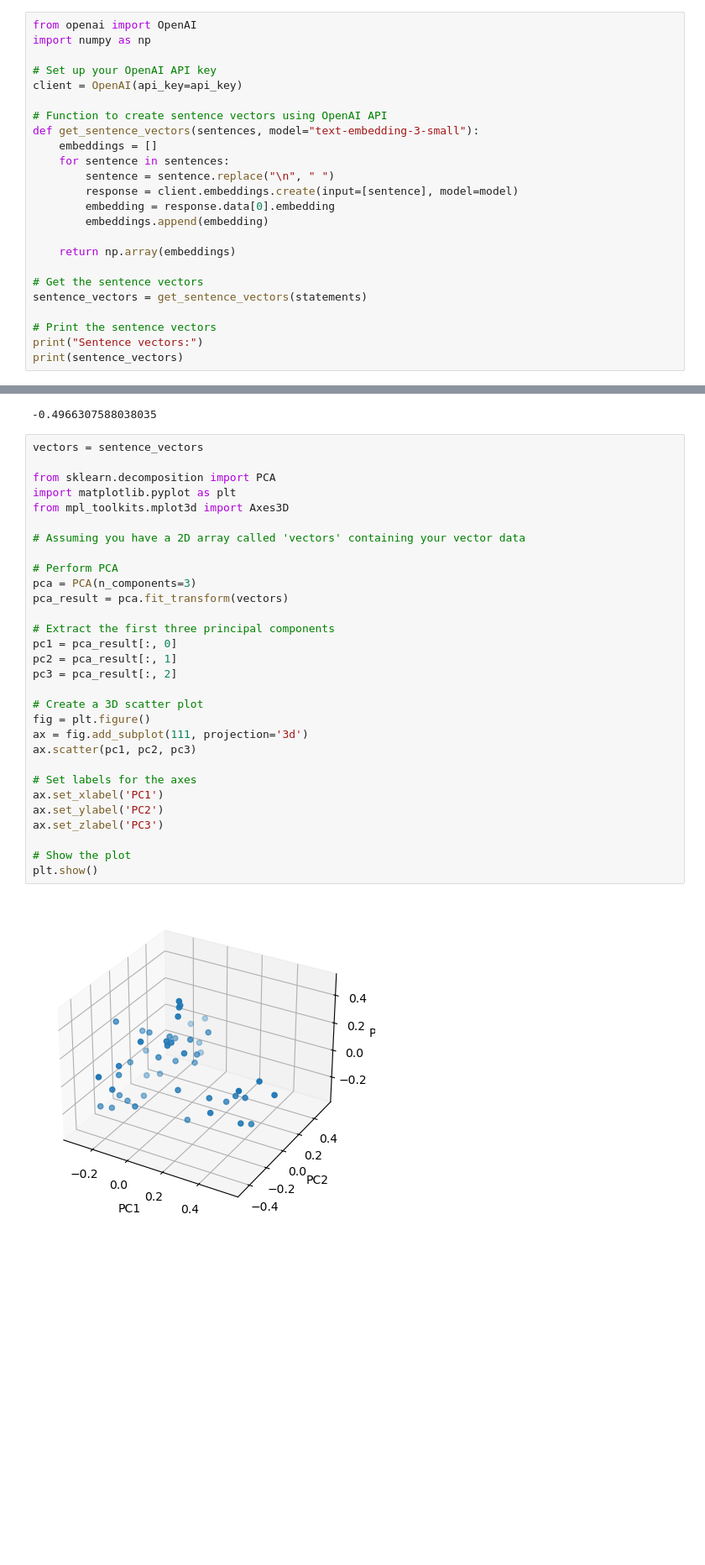
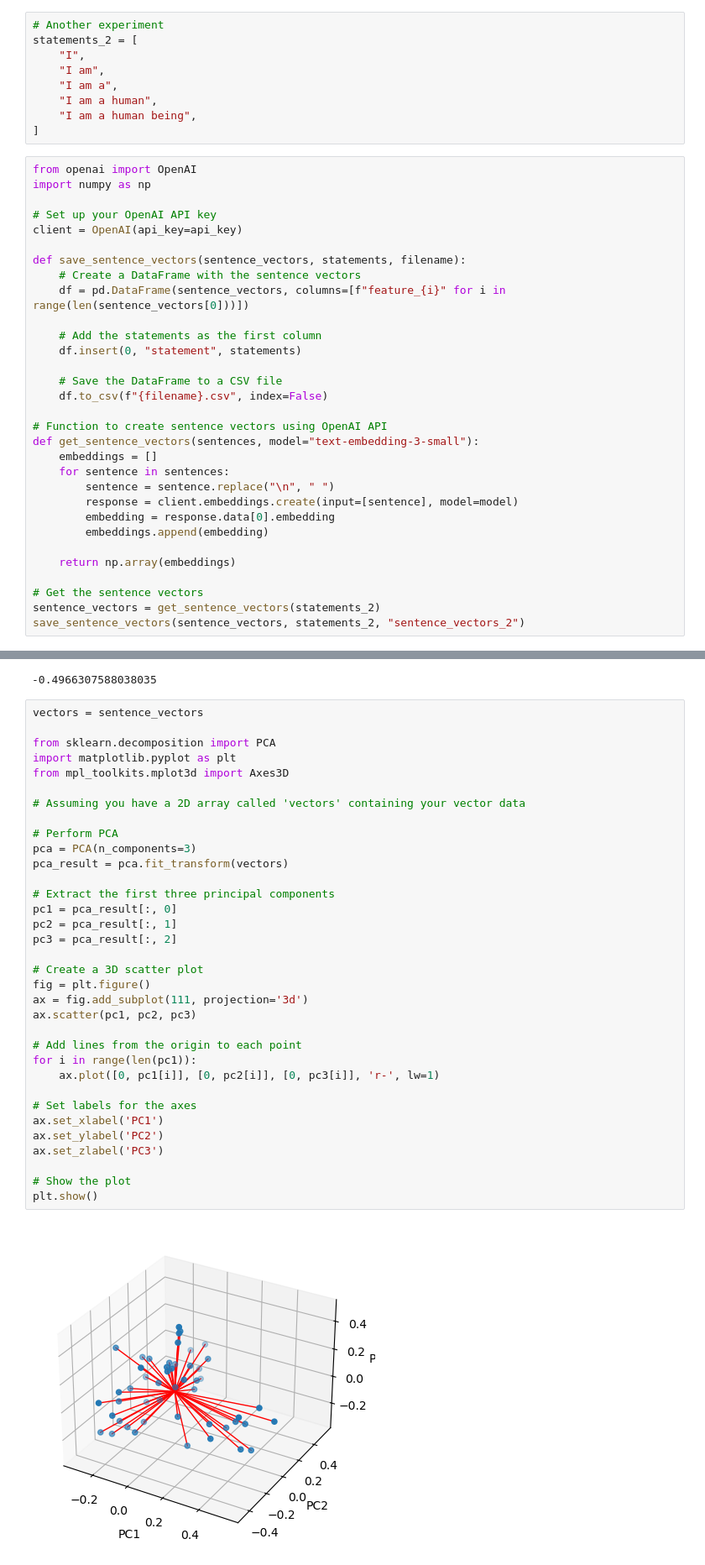
Before and after one commit to JoeHelbing/nethack, a Jupyter notebook: weird_test.ipynb, the cells around one changed output, grey strips where cells are left out. Shown: that part at 84% size. Drawn from its saved outputs; the diff is of its cells as text; blank space fills up the shorter version.

```diff
--- a/weird_test.ipynb
+++ b/weird_test.ipynb
@@ -60,12 +61,31 @@ statements = [
 "The Phaistos Disc remains one of the most famous mysteries of archaeology, with scholars still debating its purpose and meaning. Platypuses have a venomous spur on their hind legs that can cause severe pain to humans.",
 "The Shroud of Turin has been venerated by many Catholics as a holy relic, despite the lack of conclusive evidence for its authenticity. Giraffes have a unique circulatory system that helps prevent blood from rushing to their heads when they bend down to drink."
 ]
+# %%
+# Another experiment
+statements_2 = [
+    "I",
+    "I am",
+    "I am a",
+    "I am a human",
+    "I am a human being",
+]
 # %%
 from openai import OpenAI
 import numpy as np
 
 # Set up your OpenAI API key
 client = OpenAI(api_key=api_key)
+
+def save_sentence_vectors(sentence_vectors, statements, filename):
+    # Create a DataFrame with the sentence vectors
+    df = pd.DataFrame(sentence_vectors, columns=[f"feature_{i}" for i in range(len(sentence_vectors[0]))])
+
+    # Add the statements as the first column
+    df.insert(0, "statement", statements)
+
+    # Save the DataFrame to a CSV file
+    df.to_csv(f"{filename}.csv", index=False)
 
 # Function to create sentence vectors using OpenAI API
 def get_sentence_vectors(sentences, model="text-embedding-3-small"):
@@ -79,8 +99,5 @@ def get_sentence_vectors(sentences, model="text-embedding-3-small"):
     return np.array(embeddings)
 
 # Get the sentence vectors
-sentence_vectors = get_sentence_vectors(statements)
-
-# Print the sentence vectors
-print("Sentence vectors:")
-print(sentence_vectors)
+sentence_vectors = get_sentence_vectors(statements_2)
+save_sentence_vectors(sentence_vectors, statements_2, "sentence_vectors_2")
@@ -111,31 +113,35 @@ sum(sentence_vectors[0])
 vectors = sentence_vectors
 
 from sklearn.decomposition import PCA
 import matplotlib.pyplot as plt
 from mpl_toolkits.mplot3d import Axes3D
 
 # Assuming you have a 2D array called 'vectors' containing your vector data
 
 # Perform PCA
 pca = PCA(n_components=3)
 pca_result = pca.fit_transform(vectors)
 
 # Extract the first three principal components
 pc1 = pca_result[:, 0]
 pc2 = pca_result[:, 1]
 pc3 = pca_result[:, 2]
 
 # Create a 3D scatter plot
 fig = plt.figure()
 ax = fig.add_subplot(111, projection='3d')
 ax.scatter(pc1, pc2, pc3)
 
+# Add lines from the origin to each point
+for i in range(len(pc1)):
+    ax.plot([0, pc1[i]], [0, pc2[i]], [0, pc3[i]], 'r-', lw=1)
+
 # Set labels for the axes
 ax.set_xlabel('PC1')
 ax.set_ylabel('PC2')
 ax.set_zlabel('PC3')
 
 # Show the plot
 plt.show()
 # %% [output]
-[figure, old version]
+[figure, new version]
```
Also changed, not shown: parts of 4 cells of this notebook, 3 other files.
